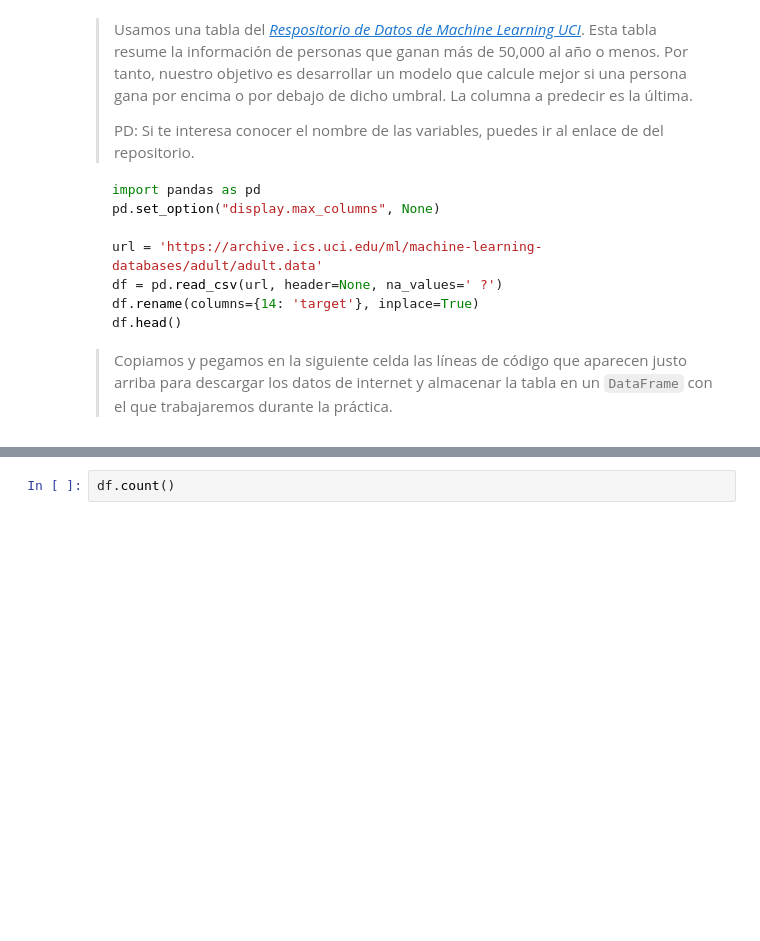
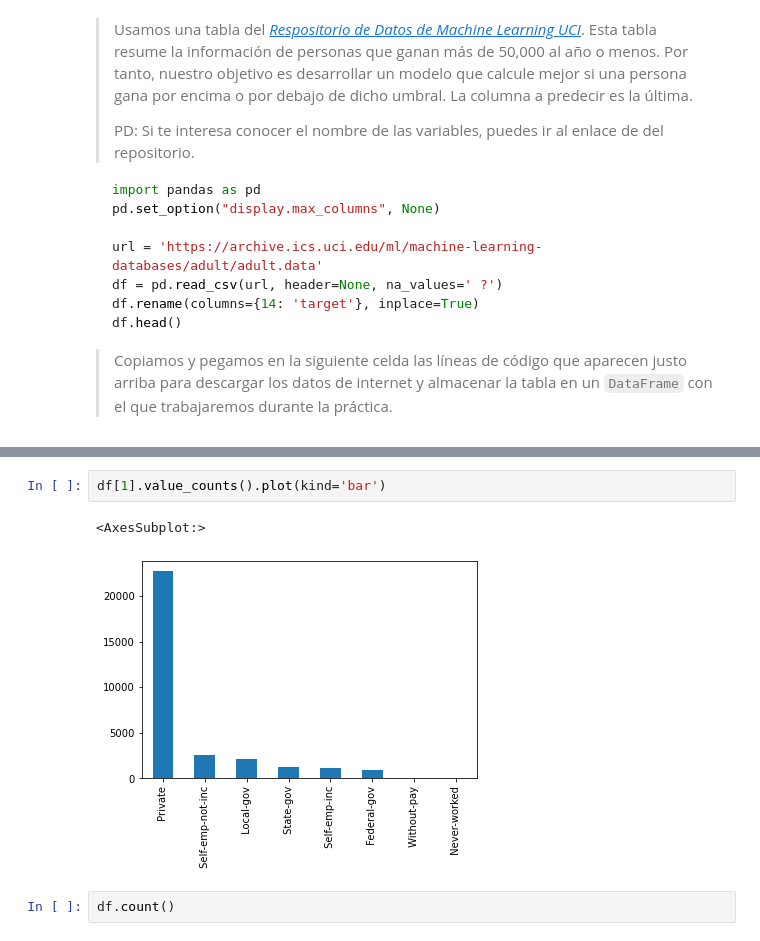
Before and after one commit to Nica7/machine-learning-program, a Jupyter notebook: #05. Hiperparametros del Modelo/tarea.ipynb, the cells around one changed output, grey strips where cells are left out. Drawn from its saved outputs; the diff is of its cells as text; blank space fills up the shorter version.

```diff
--- a/#05. Hiperparametros del Modelo/tarea.ipynb
+++ b/#05. Hiperparametros del Modelo/tarea.ipynb
@@ -40,6 +40,11 @@ df.head()
 | 2 | 38 | Private | 215646 | HS-grad | 9 | Divorced | Handlers-cleaners | Not-in-family | White | Male | 0 | ... |
 | 3 | 53 | Private | 234721 | 11th | 7 | Married-civ-spouse | Handlers-cleaners | Husband | Black | Male | 0 | ... |
 | 4 | 28 | Private | 338409 | Bachelors | 13 | Married-civ-spouse | Prof-specialty | Wife | Black | Female | 0 | ... |
+# %%
+df[1].value_counts().plot(kind='bar')
+# %% [output]
+<AxesSubplot:>
+[figure, added]
 # %%
 df.count()
 # %% [output]
```
